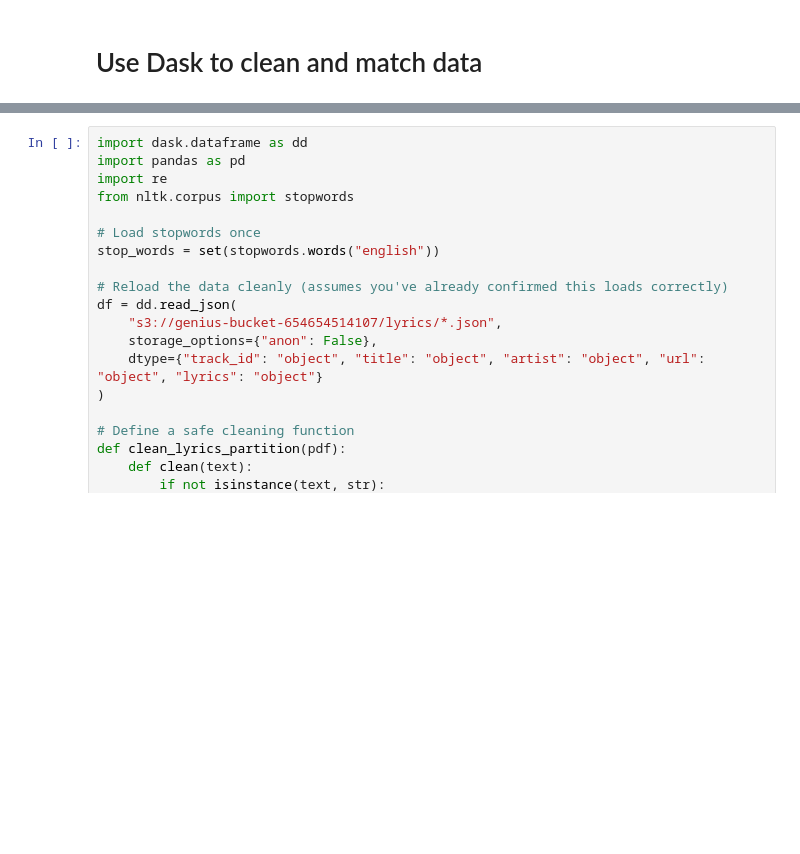
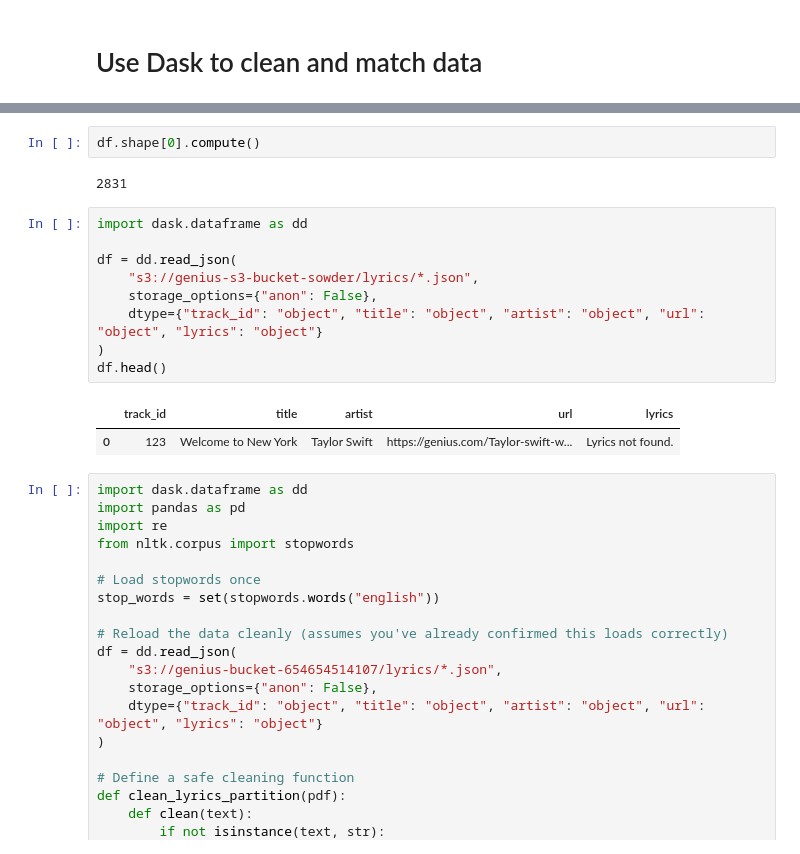
Before and after one commit to mdsowder/large_scale_final, a Jupyter notebook: genius_processing_v2.ipynb, the cells around one changed output, grey strips where cells are left out. Saved outputs shown, nothing was run; the diff lists cells and outputs as text; blank space fills up the shorter version.

```diff
--- a/genius_processing_v2.ipynb
+++ b/genius_processing_v2.ipynb
@@ -300,3 +471,19 @@ Original Message: Must supply at least one delayed object
+# %%
+df.shape[0].compute()
+# %% [output]
+2831
+# %%
+import dask.dataframe as dd
+
+df = dd.read_json(
+    "s3://genius-s3-bucket-sowder/lyrics/*.json",
+    storage_options={"anon": False},
+    dtype={"track_id": "object", "title": "object", "artist": "object", "url": "object", "lyrics": "object"}
+)
+df.head()
+# %% [output]
+|  | track_id | title | artist | url | lyrics |
+| 0 | 123 | Welcome to New York | Taylor Swift | https://genius.com/Taylor-swift-w... | Lyrics not found. |
 # %%
 import dask.dataframe as dd
 import pandas as pd
```
Also changed, not shown: parts of 41 cells of this notebook.
